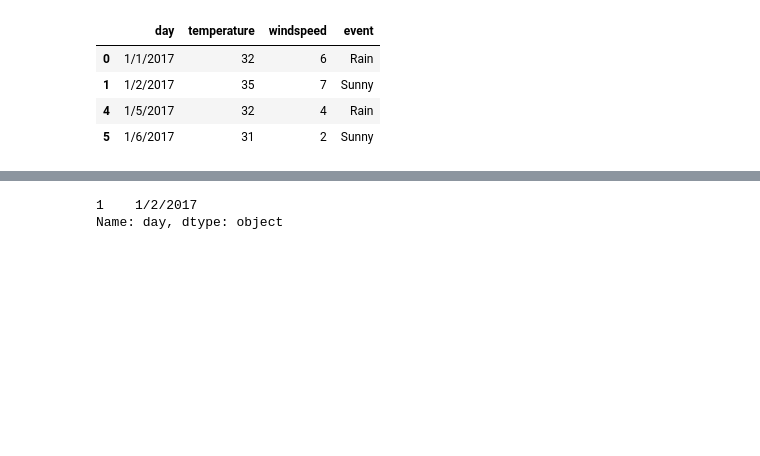
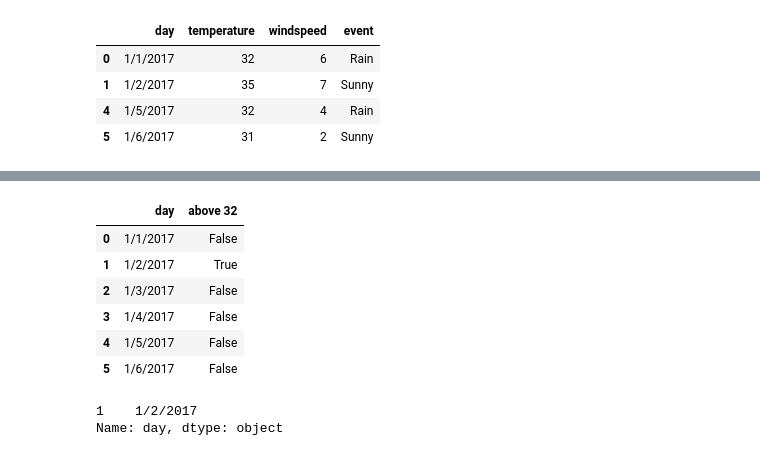
Before and after one commit to dtekluva/cohort4b1wknd, a Jupyter notebook: atha/pandas/2_dataframe_basics/dataframe_basics.ipynb, the cells around one changed output, grey strips where cells are left out. Saved outputs shown, nothing was run; the diff lists cells and outputs as text; code cells hidden in the pictures; blank space fills up the shorter version.

```diff
--- a/atha/pandas/2_dataframe_basics/dataframe_basics.ipynb
+++ b/atha/pandas/2_dataframe_basics/dataframe_basics.ipynb
@@ -107 +159,11 @@ df[df['temperature']>28]
+# %%
+df[["day", "above 32"]]
+# %% [output]
+|  | day | above 32 |
+| 0 | 1/1/2017 | False |
+| 1 | 1/2/2017 | True |
+| 2 | 1/3/2017 | False |
+| 3 | 1/4/2017 | False |
+| 4 | 1/5/2017 | False |
+| 5 | 1/6/2017 | False |
 # %%
```
Also changed, not shown: parts of 12 cells of this notebook.
